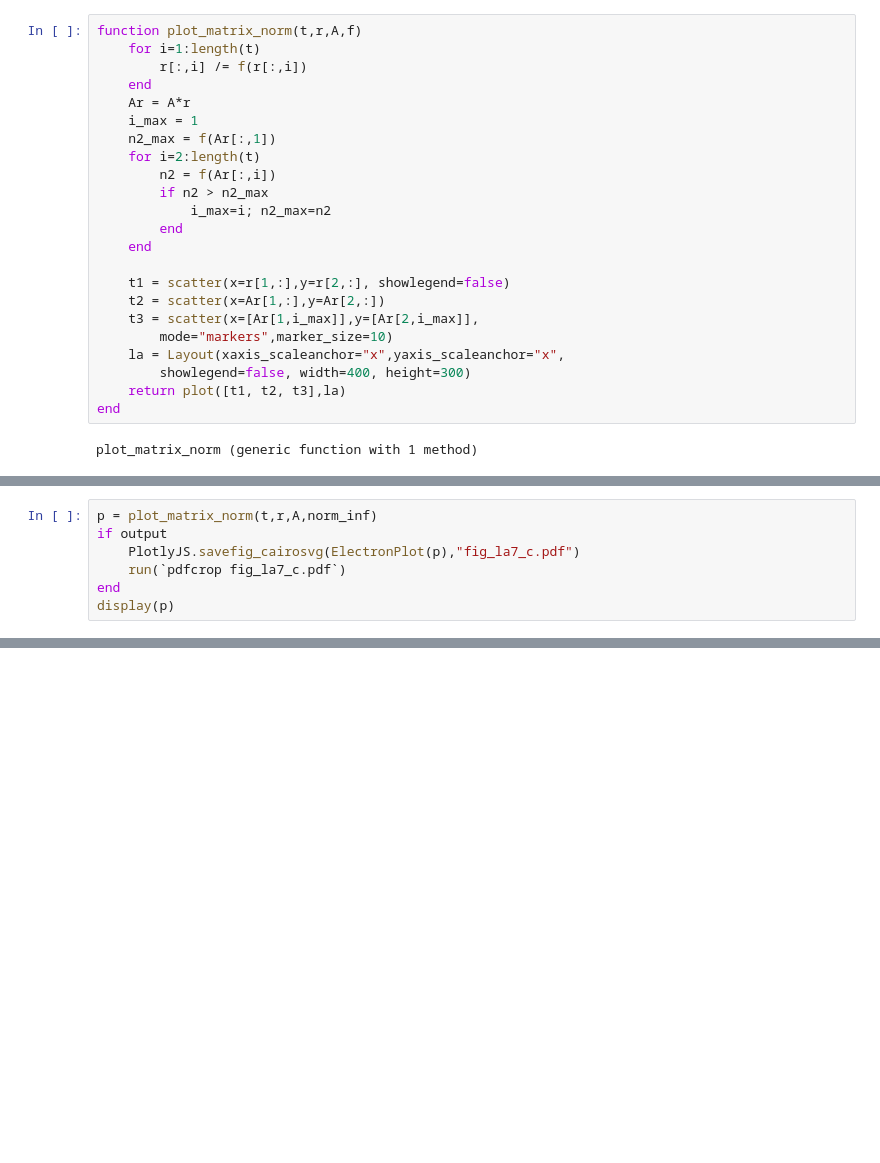
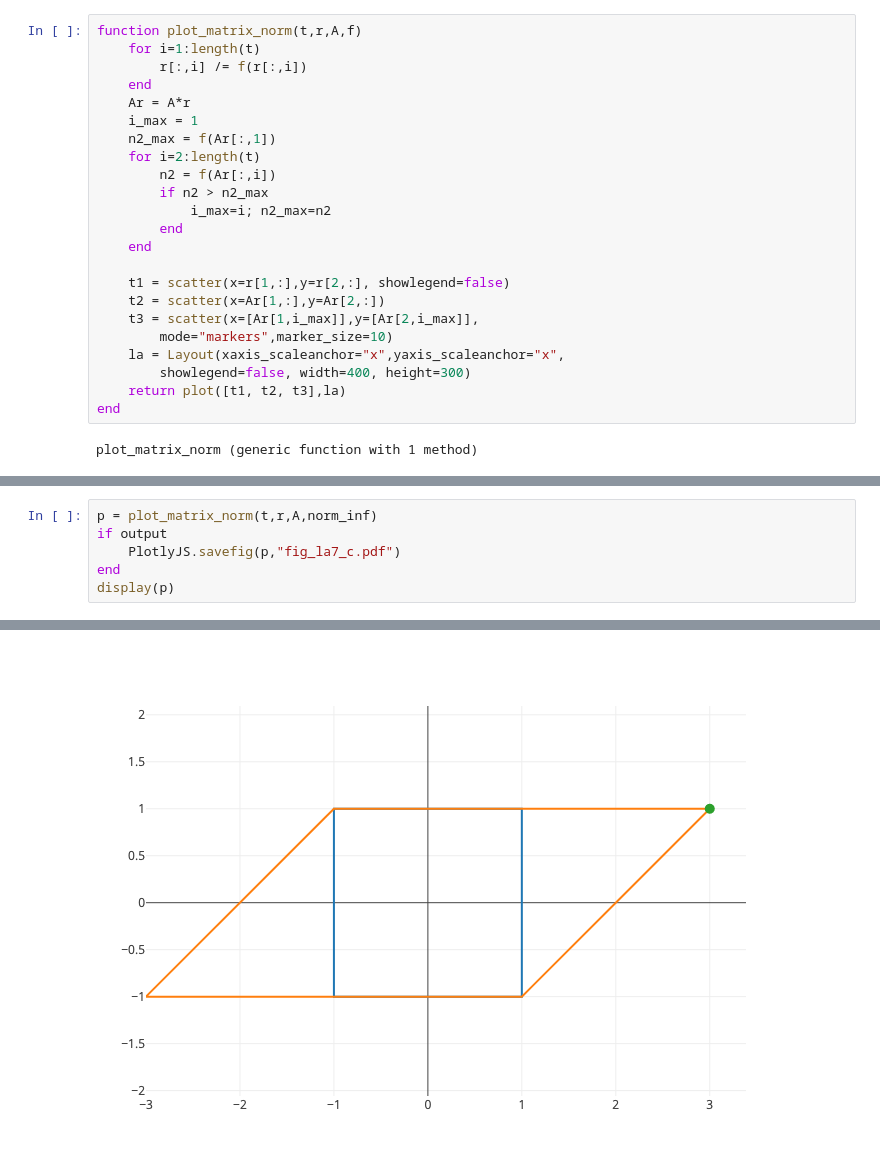
Before and after one commit to EricDarve/numerical_linear_algebra, a Jupyter notebook: Chap3/Matrix Norm.ipynb, the cells around one changed output, grey strips where cells are left out. Saved outputs shown, nothing was run; the diff lists cells and outputs as text; blank space fills up the shorter version.

```diff
--- a/Chap3/Matrix Norm.ipynb
+++ b/Chap3/Matrix Norm.ipynb
@@ -69,8 +63,7 @@ display(p)
 # %%
 p = plot_matrix_norm(t,r,A,norm_inf)
 if output
-    PlotlyJS.savefig_cairosvg(ElectronPlot(p),"fig_la7_c.pdf")
-    run(`pdfcrop fig_la7_c.pdf`)
+    PlotlyJS.savefig(p,"fig_la7_c.pdf")
 end
 display(p)
 # %% [output]
@@ -77,0 +70 @@ display(p)
+[figure, added]
```
Also changed, not shown: parts of 6 cells of this notebook, 2 other files.
